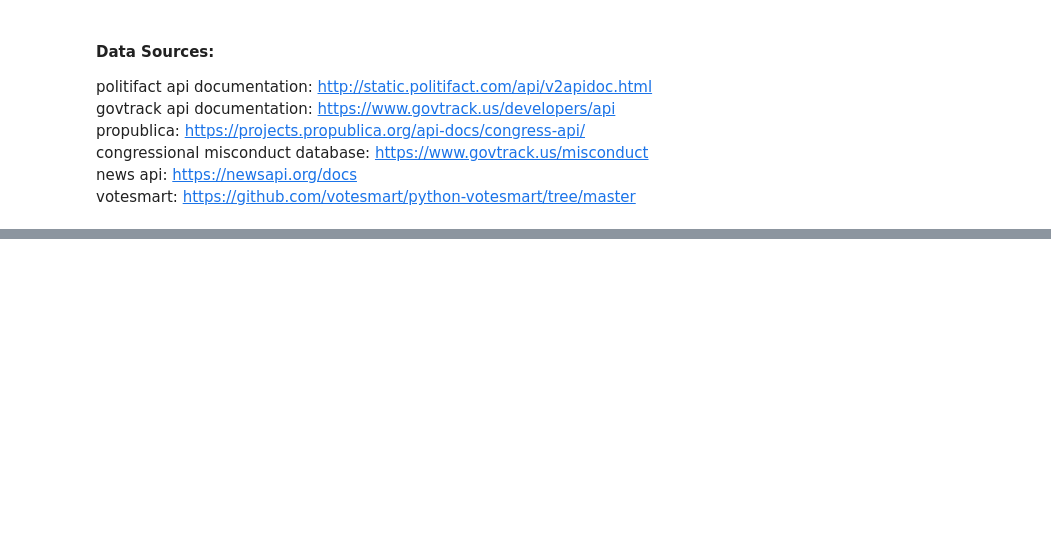
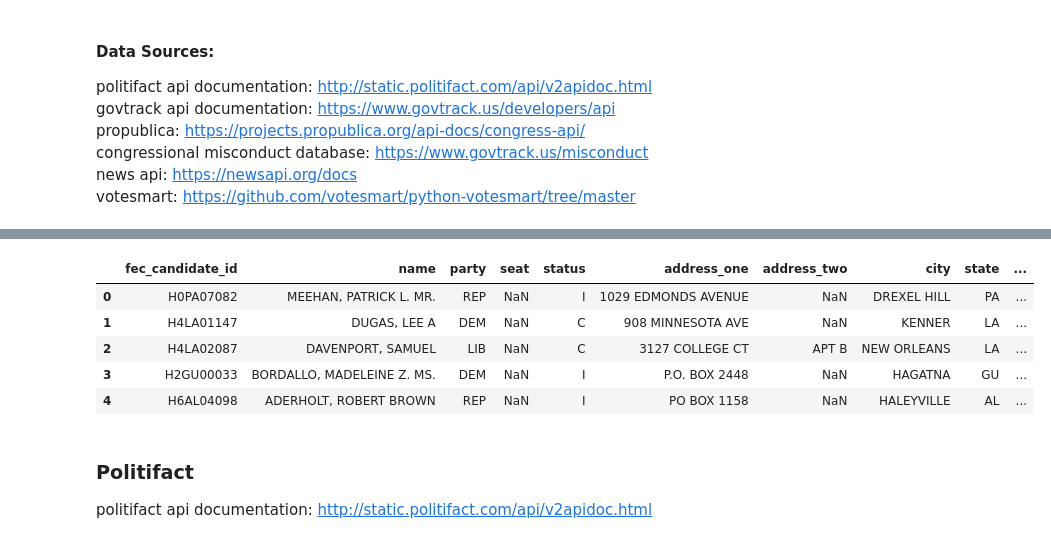
Before and after one commit to qcx201-nyu/PPDS, a Jupyter notebook: politician.ipynb, the cells around one changed output, grey strips where cells are left out. Drawn from its saved outputs; the diff is of its cells as text; code cells hidden in the pictures; blank space fills up the shorter version.

```diff
--- a/politician.ipynb
+++ b/politician.ipynb
@@ -50,0 +18,13 @@ sample.head()
+# %%
+data_path = '/Users/Xie/Documents/School/Senior Spring/PPDS/Data/'
+pd.read_csv(data_path+'candidates_2016_1103.csv').head()
+# %% [output]
+|  | fec_candidate_id | name | party | seat | status | address_one | address_two | city | state | ... |
+| 0 | H0PA07082 | MEEHAN, PATRICK L. MR. | REP | NaN | I | 1029 EDMONDS AVENUE | NaN | DREXEL HILL | PA | ... |
+| 1 | H4LA01147 | DUGAS, LEE A | DEM | NaN | C | 908 MINNESOTA AVE | NaN | KENNER | LA | ... |
+| 2 | H4LA02087 | DAVENPORT, SAMUEL | LIB | NaN | C | 3127 COLLEGE CT | APT B | NEW ORLEANS | LA | ... |
+| 3 | H2GU00033 | BORDALLO, MADELEINE Z. MS. | DEM | NaN | I | P.O. BOX 2448 | NaN | HAGATNA | GU | ... |
+| 4 | H6AL04098 | ADERHOLT, ROBERT BROWN | REP | NaN | I | PO BOX 1158 | NaN | HALEYVILLE | AL | ... |
+# %% [markdown]
+### Politifact
+politifact api documentation: http://static.politifact.com/api/v2apidoc.html
```
Also changed, not shown: parts of 23 cells of this notebook.
